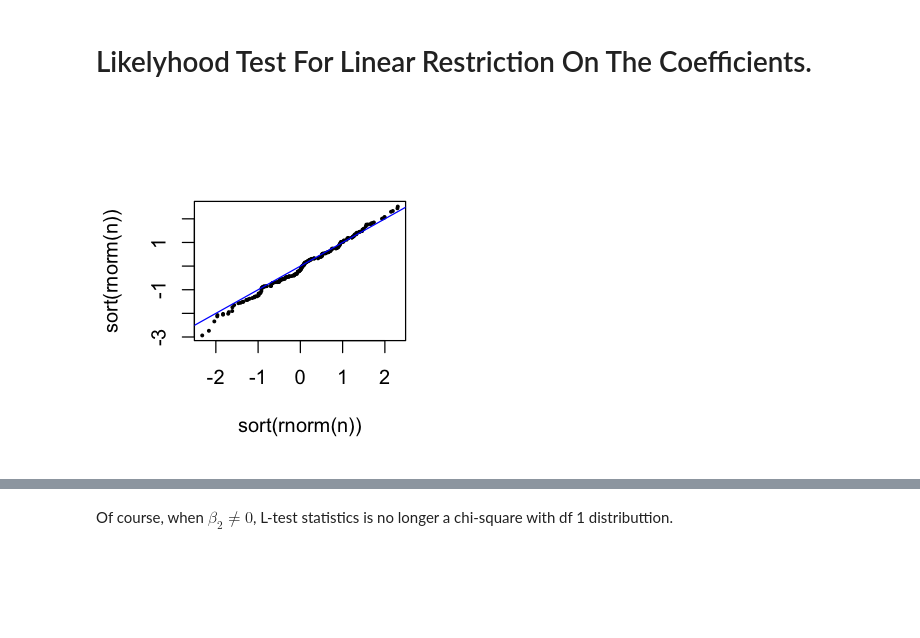
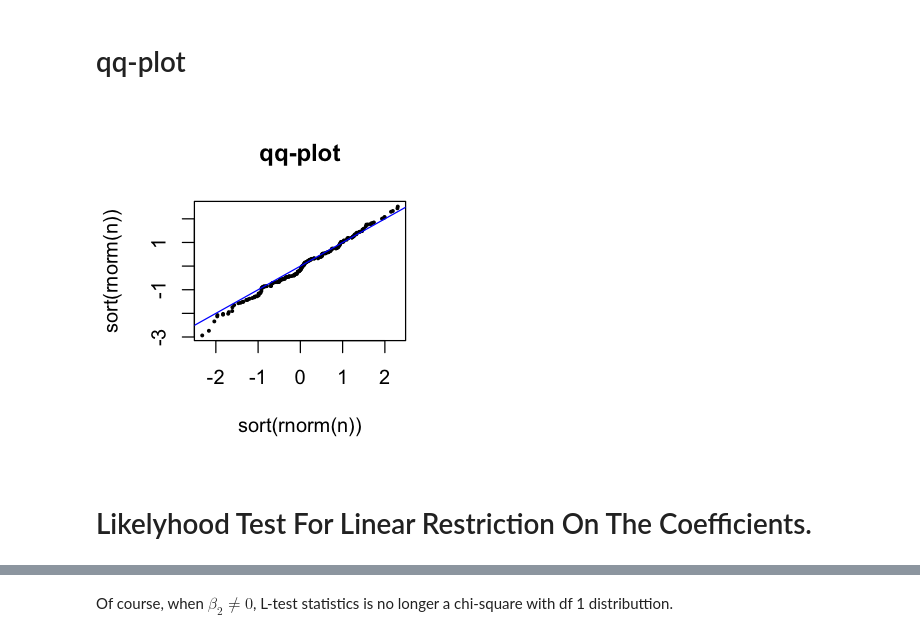
Before and after one commit to xbb66kw/Test, a Jupyter notebook: presentation_4_20.ipynb, the cells around one changed output, grey strips where cells are left out. Saved outputs shown, nothing was run; the diff lists cells and outputs as text; code cells hidden in the pictures; blank space fills up the shorter version.

```diff
--- a/presentation_4_20.ipynb
+++ b/presentation_4_20.ipynb
@@ -3,14 +15,16 @@
+# %% [markdown]
+# qq-plot
+# %%
+options(repr.plot.width=3, repr.plot.height=3)
+options(warn = -1)
+set.seed(47)
+
+n <- 200
+plot(sort(rnorm(n)), sort(rnorm(n)), pch=19, cex = 0.3, main="qq-plot")
+abline(0,1, col='blue')
+# %% [output]
+[figure, added]
 # %% [markdown]
 # Likelyhood Test For Linear Restriction On The Coefficients.
-# %%
-options(repr.plot.width=3, repr.plot.height=3)
-options(warn = -1)
-set.seed(47)
-
-n <- 200
-plot(sort(rnorm(n)), sort(rnorm(n)), pch=19, cex = 0.3)
-abline(0,1, col='blue')
-# %% [output]
-[figure, removed]
 # %% [markdown]
 The general formula for median L-test statistic, given the linear restriction is $Rb = r$, is
```
Also changed, not shown: parts of 18 cells of this notebook.
